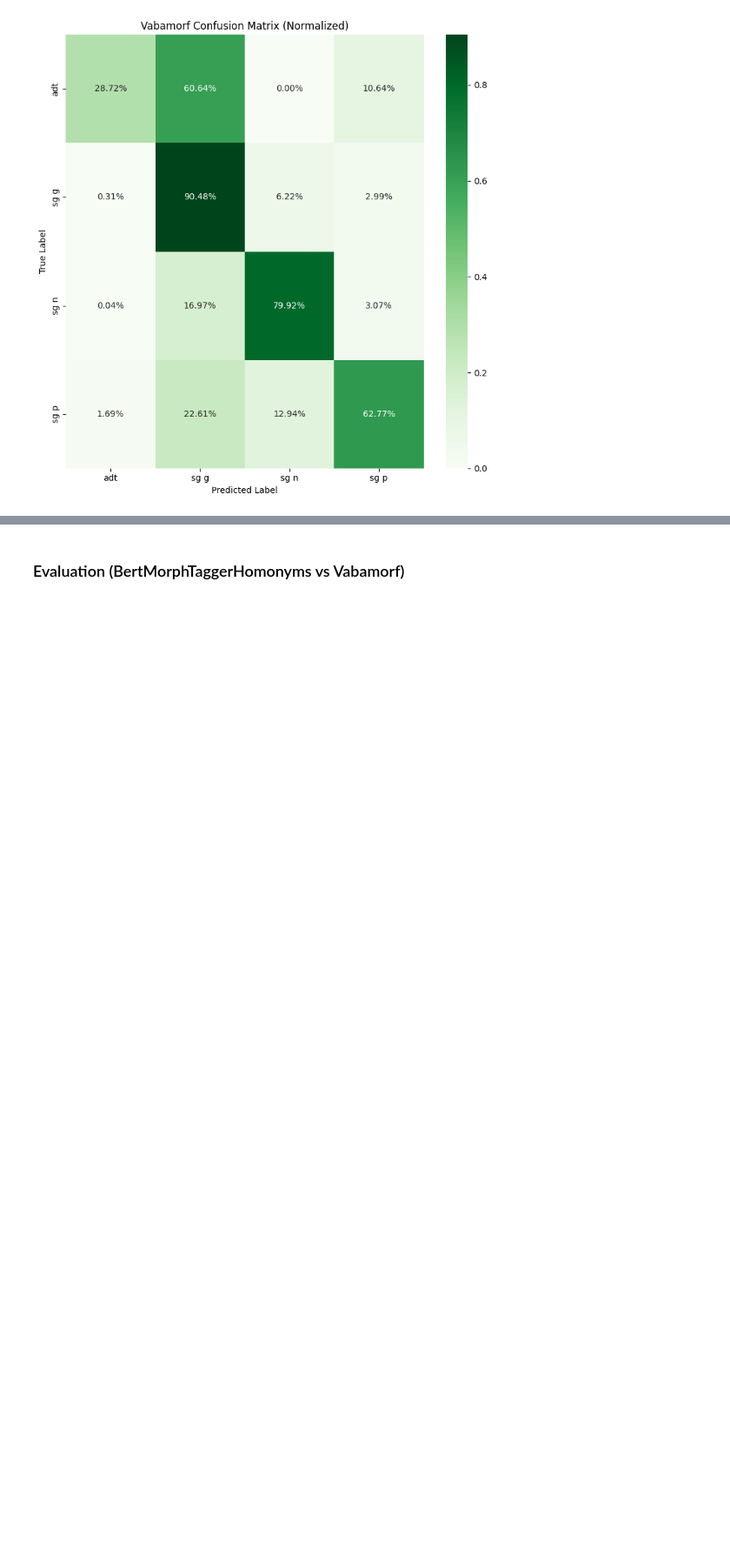
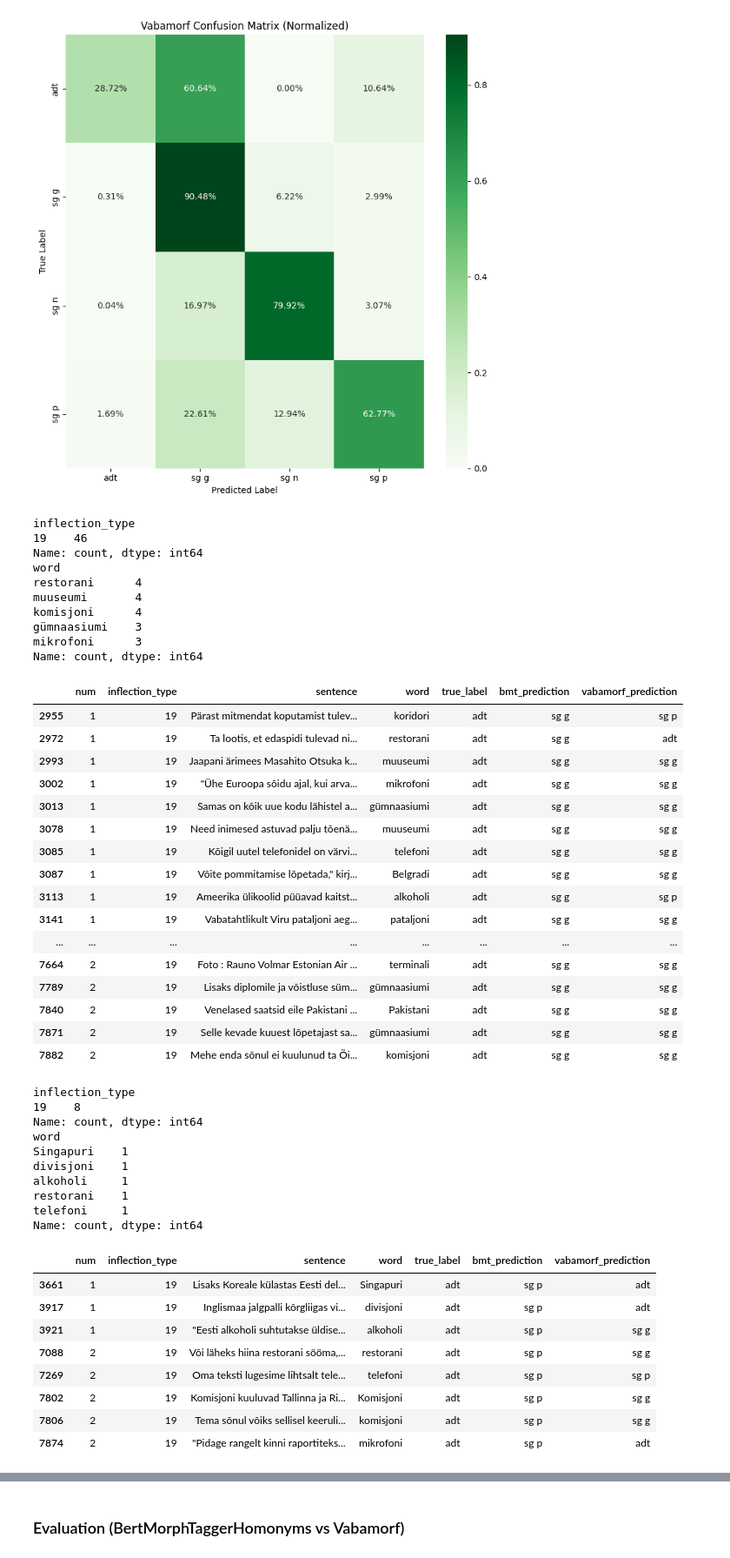
Before and after one commit to SanderSaska/EstNLTK_model_training, a Jupyter notebook: notebooks/homonyms_compare_vabamorf.ipynb, the cells around one changed output, grey strips where cells are left out. Shown at 87% size. Saved outputs shown, nothing was run; the diff lists cells and outputs as text; code cells hidden in the pictures; blank space fills up the shorter version.

Commit message:
Examples of false predictions

```diff
--- a/notebooks/homonyms_compare_vabamorf.ipynb
+++ b/notebooks/homonyms_compare_vabamorf.ipynb
@@ -438,3 +438,72 @@ plt.show()
 # %% [output]
 [figure]
 [figure]
+# %%
+# Analyse results where BertMorphTagger predicted "sg g", but the true label was "adt"
+sg_g_as_adt = results_df[
+    (results_df["bmt_prediction"] == "sg g") & (results_df["true_label"] == "adt")
+]
+print(sg_g_as_adt["inflection_type"].value_counts())
+print(sg_g_as_adt["word"].value_counts().head(5))
+display(sg_g_as_adt)
+# Analyse results where BertMorphTagger predicted "sg p", but the true label was "adt"
+sg_p_as_adt = results_df[
+    (results_df["bmt_prediction"] == "sg p") & (results_df["true_label"] == "adt")
+]
+print(sg_p_as_adt["inflection_type"].value_counts())
+print(sg_p_as_adt["word"].value_counts().head(5))
+display(sg_p_as_adt)
+# Analyse results where BertMorphTagger predicted "sg n", but the true label was "adt"
+sg_n_as_adt = results_df[
+    (results_df["bmt_prediction"] == "sg n") & (results_df["true_label"] == "adt")
+]
+print(sg_n_as_adt["inflection_type"].value_counts())
+print(sg_n_as_adt["word"].value_counts().head(5))
+display(sg_n_as_adt)
+# %% [output]
+inflection_type
+19    46
+Name: count, dtype: int64
+word
+restorani      4
+muuseumi       4
+komisjoni      4
+gümnaasiumi    3
+mikrofoni      3
+Name: count, dtype: int64
+|  | num | inflection_type | sentence | word | true_label | bmt_prediction | vabamorf_prediction |
+| 2955 | 1 | 19 | Pärast mitmendat koputamist tulev... | koridori | adt | sg g | sg p |
+| 2972 | 1 | 19 | Ta lootis, et edaspidi tulevad ni... | restorani | adt | sg g | adt |
+| 2993 | 1 | 19 | Jaapani ärimees Masahito Otsuka k... | muuseumi | adt | sg g | sg g |
+| 3002 | 1 | 19 | "Ühe Euroopa sõidu ajal, kui arva... | mikrofoni | adt | sg g | sg g |
+| 3013 | 1 | 19 | Samas on kõik uue kodu lähistel a... | gümnaasiumi | adt | sg g | sg g |
+| 3078 | 1 | 19 | Need inimesed astuvad palju tõenä... | muuseumi | adt | sg g | sg g |
+| 3085 | 1 | 19 | Kõigil uutel telefonidel on värvi... | telefoni | adt | sg g | sg g |
+| 3087 | 1 | 19 | Võite pommitamise lõpetada," kirj... | Belgradi | adt | sg g | sg g |
+| 3113 | 1 | 19 | Ameerika ülikoolid püüavad kaitst... | alkoholi | adt | sg g | sg p |
+| 3141 | 1 | 19 | Vabatahtlikult Viru pataljoni aeg... | pataljoni | adt | sg g | sg g |
+| ... | ... | ... | ... | ... | ... | ... | ... |
+| 7664 | 2 | 19 | Foto : Rauno Volmar Estonian Air ... | terminali | adt | sg g | sg g |
+| 7789 | 2 | 19 | Lisaks diplomile ja võistluse süm... | gümnaasiumi | adt | sg g | sg g |
+| 7840 | 2 | 19 | Venelased saatsid eile Pakistani ... | Pakistani | adt | sg g | sg g |
+| 7871 | 2 | 19 | Selle kevade kuuest lõpetajast sa... | gümnaasiumi | adt | sg g | sg g |
+| 7882 | 2 | 19 | Mehe enda sõnul ei kuulunud ta Õi... | komisjoni | adt | sg g | sg g |
+inflection_type
+19    8
+Name: count, dtype: int64
+word
+Singapuri    1
+divisjoni    1
+alkoholi     1
+restorani    1
+telefoni     1
+Name: count, dtype: int64
+|  | num | inflection_type | sentence | word | true_label | bmt_prediction | vabamorf_prediction |
+| 3661 | 1 | 19 | Lisaks Koreale külastas Eesti del... | Singapuri | adt | sg p | adt |
+| 3917 | 1 | 19 | Inglismaa jalgpalli kõrgliigas vi... | divisjoni | adt | sg p | adt |
+| 3921 | 1 | 19 | "Eesti alkoholi suhtutakse üldise... | alkoholi | adt | sg p | sg g |
+| 7088 | 2 | 19 | Või läheks hiina restorani sööma,... | restorani | adt | sg p | sg g |
+| 7269 | 2 | 19 | Oma teksti lugesime lihtsalt tele... | telefoni | adt | sg p | sg p |
+| 7802 | 2 | 19 | Komisjoni kuuluvad Tallinna ja Ri... | Komisjoni | adt | sg p | sg g |
+| 7806 | 2 | 19 | Tema sõnul võiks sellisel keeruli... | komisjoni | adt | sg p | sg g |
+| 7874 | 2 | 19 | "Pidage rangelt kinni raportiteks... | mikrofoni | adt | sg p | adt |
```
Also changed, not shown: parts of 8 cells of this notebook.
